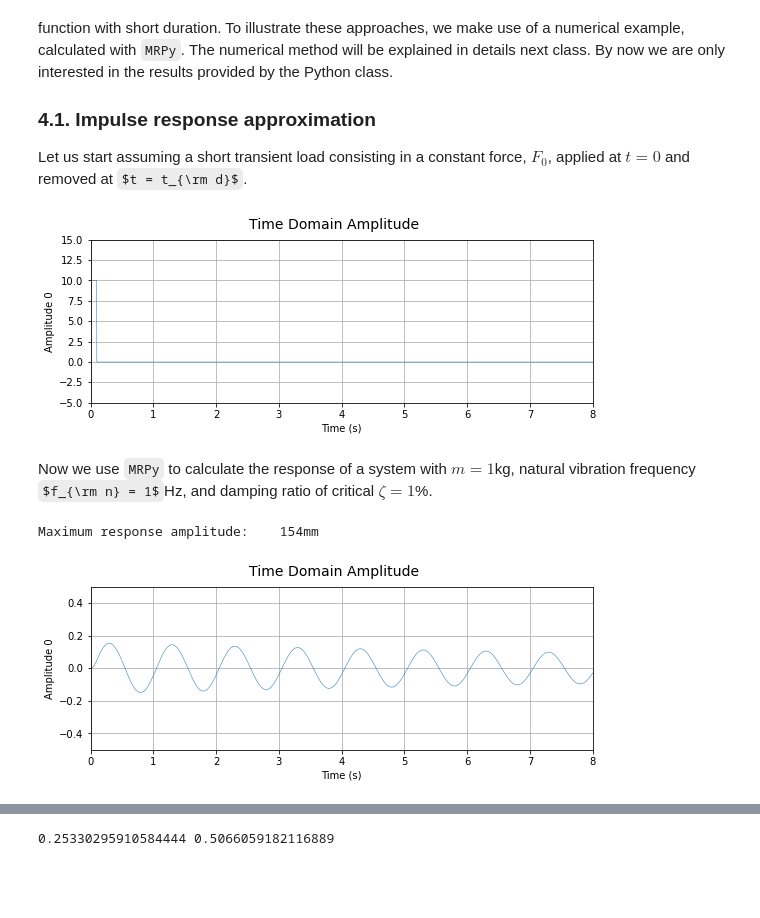
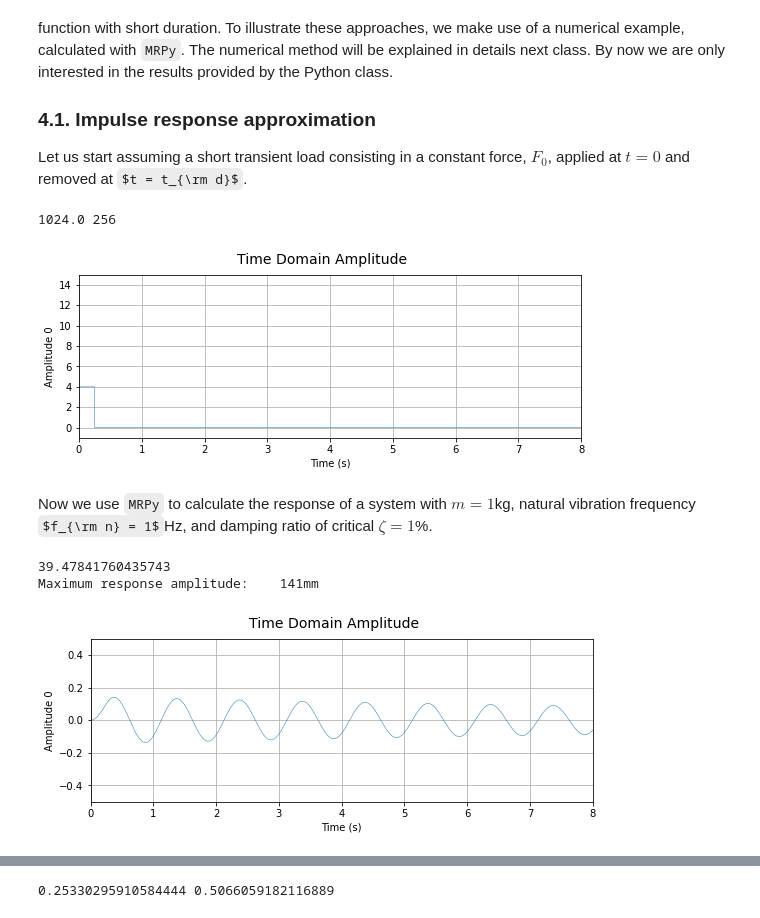
Before and after one commit to luizbergamin/PEC00025, a Jupyter notebook: Class_05_ForcedTimeDomain.ipynb, the cells around one changed output, grey strips where cells are left out. Drawn from its saved outputs; the diff is of its cells as text; code cells hidden in the pictures; some formulas as TeX source; blank space fills up the shorter version.

```diff
--- a/Class_05_ForcedTimeDomain.ipynb
+++ b/Class_05_ForcedTimeDomain.ipynb
@@ -127,26 +127,33 @@ By now we are only interested in the results provided by the Python class.
 Let us start assuming a short transient load consisting in a constant force,
 $F_0$, applied at $t = 0$ and removed at $t = t_{\rm d}$.
 # %%
-F0 = 10.00                       # constant force amplitude (N)
-td = 0.10                       # load duration (s)
+F0 = 4.00                       # constant force amplitude (N)
+td = 0.250                       # load duration (s)
 Td = 8.0                        # total integration time (s)
-N  = 4096                       # number of time step for Td discretization
+N  = 8192                       # number of time step for Td discretization
 
-F  = MRPy.zeros(1, N, Td=Td)    # creates a time series filled with zeroes
+F  = MRPy.zeros(NX=1, N=N, Td=Td)    # creates a time series filled with zeroes
 
 i0 = int(td*F.fs)               # number of time steps to reach td
 F[0, 0:i0] = F0                 # fills constant value up to td
 
-F.plot_time(figsize=(9,3), axis_t=[0, Td, -5, 15]);
+print(F.fs, i0)
+
+F.plot_time(figsize=(9,3), axis_t=[0, Td, -1, 15]);
 # %% [output]
+1024.0 256
-[figure, old version]
+[figure, new version]
 # %% [markdown]
 Now we use ``MRPy`` to calculate the response of a system with $m = 1$kg, natural vibration frequency
 $f_{\rm n} = 1$Hz, and damping ratio of critical $\zeta = 1$%.
 # %%
 m  = 1.0            # system mass in kg
-fn = 1.0            # natural frequency in Hz
+fn = 1.0             # natural frequency in Hz
+wn = 2*np.pi*fn       #frequencia natural em rad/s
 zt = 0.01           # damping ratio to critical (nondim)
+k = wn*wn*m         #system stilfes
+
+print(k)
 
 u  = F.sdof_Duhamel(fn, zt)/m
 
@@ -154,8 +161,9 @@ u.plot_time(fig=1, figsize=(9,3), axis_t=[0, Td, -0.5, 0.5]);
 
 print('Maximum response amplitude: {0:6.0f}mm'.format(1000*u.max()))
 # %% [output]
-Maximum response amplitude:    154mm
+39.47841760435743
+Maximum response amplitude:    141mm
-[figure, old version]
+[figure, new version]
 # %% [markdown]
 We see that ``MRPy`` has calculated the peak response amplitude as 15.4mm.
 Now we will perform the same calculation by assuming that the applied force function
```
Also changed, not shown: parts of 1 cell of this notebook, 3 other files.
